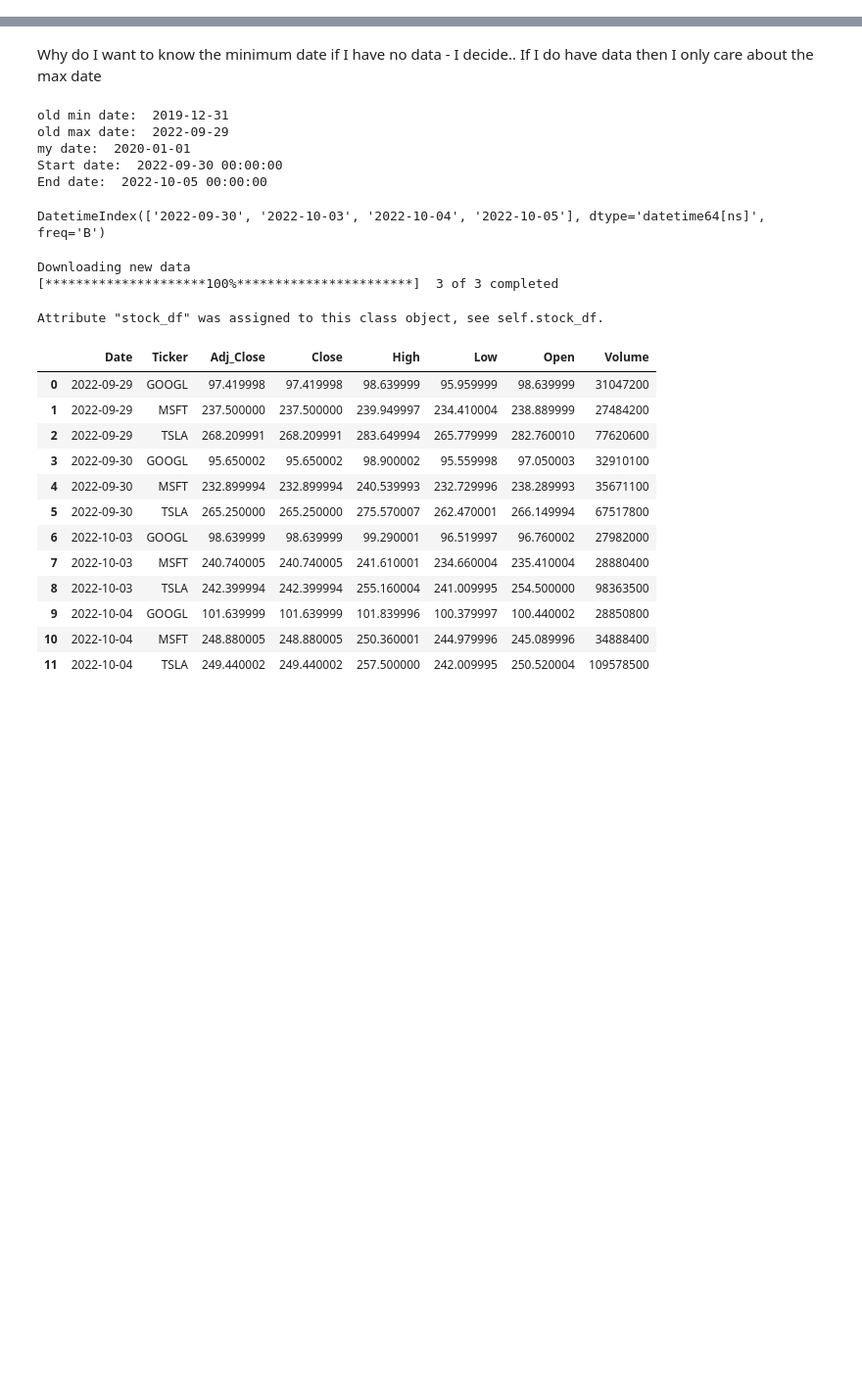
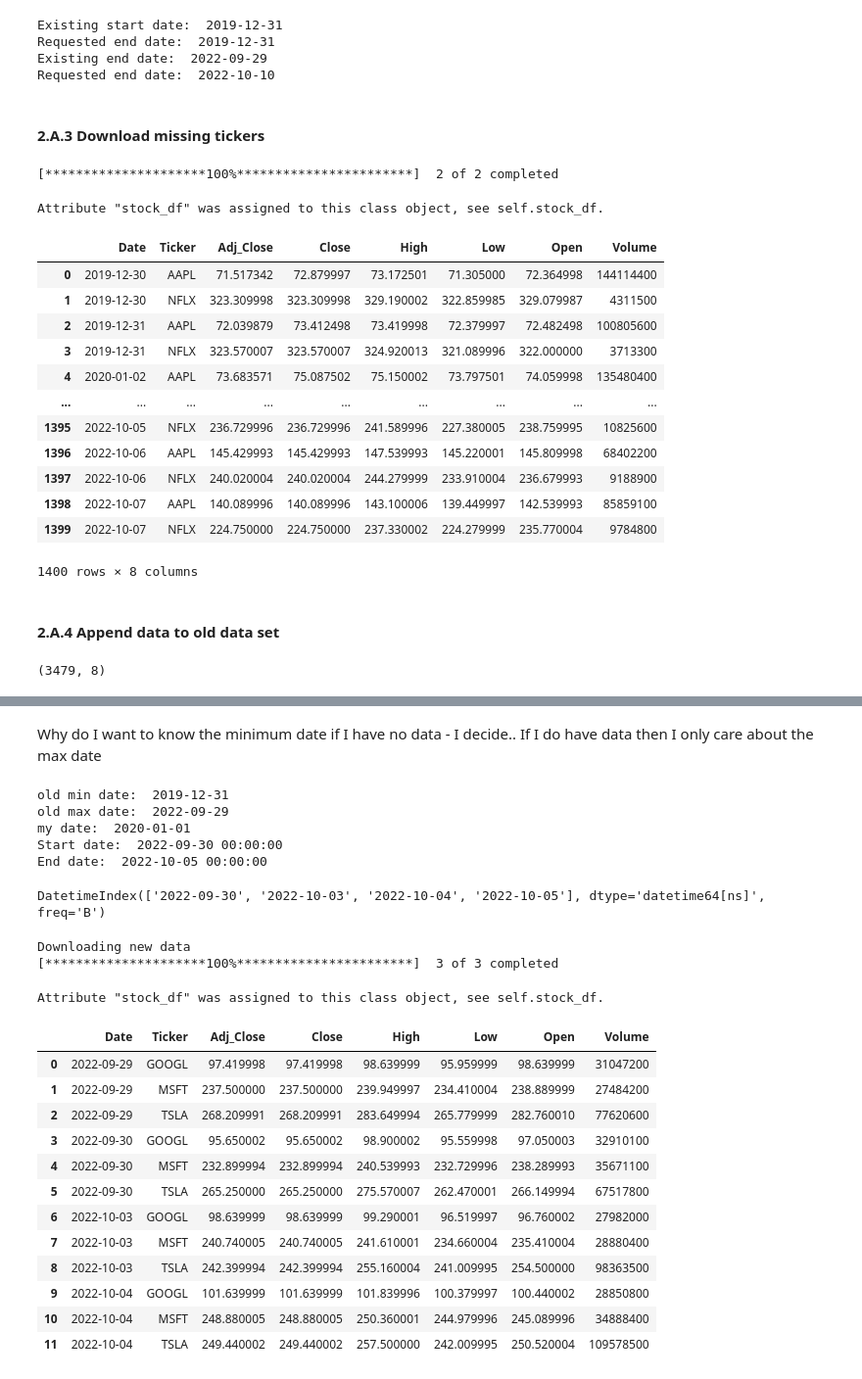
Before and after one commit to WiGram/InvestDB, a Jupyter notebook: stock_analysis.ipynb, the cells around one changed output, grey strips where cells are left out. Shown: that part at 98% size. Saved outputs shown, nothing was run; the diff lists cells and outputs as text; code cells hidden in the pictures; blank space fills up the shorter version.

```diff
--- a/stock_analysis.ipynb
+++ b/stock_analysis.ipynb
@@ -9,0 +69,47 @@ Make sure the below will function even if there is nothing to read
+# %%
+START_DATE_DATA = stock_df.Date.min().date()
+END_DATE_DATA = stock_df.Date.max().date()
+# %%
+START_DATE_REQ = min(START_DATE, START_DATE_DATA)
+END_DATE_REQ = max(END_DATE, END_DATE_DATA)
+# %%
+print('Existing start date: ', START_DATE_DATA)
+print('Requested end date: ', START_DATE_REQ)
+
+print('Existing end date: ', END_DATE_DATA)
+print('Requested end date: ', END_DATE_REQ)
+# %% [output]
+Existing start date:  2019-12-31
+Requested end date:  2019-12-31
+Existing end date:  2022-09-29
+Requested end date:  2022-10-10
+# %% [markdown]
+#### 2.A.3 Download missing tickers
+# %%
+new_stock_data = yf.download(ADDED_TICKERS, START_DATE_REQ, END_DATE_REQ)
+# %% [output]
+[*********************100%***********************]  2 of 2 completed
+# %%
+new_ticker_data = SD.YFinData(new_stock_data)
+# %%
+new_ticker_data.make_df()
+# %% [output]
+Attribute "stock_df" was assigned to this class object, see self.stock_df.
+# %%
+new_ticker_data.get_df()
+# %% [output]
+|  | Date | Ticker | Adj_Close | Close | High | Low | Open | Volume |
+| 0 | 2019-12-30 | AAPL | 71.517342 | 72.879997 | 73.172501 | 71.305000 | 72.364998 | 144114400 |
+| 1 | 2019-12-30 | NFLX | 323.309998 | 323.309998 | 329.190002 | 322.859985 | 329.079987 | 4311500 |
+| 2 | 2019-12-31 | AAPL | 72.039879 | 73.412498 | 73.419998 | 72.379997 | 72.482498 | 100805600 |
+| 3 | 2019-12-31 | NFLX | 323.570007 | 323.570007 | 324.920013 | 321.089996 | 322.000000 | 3713300 |
+| 4 | 2020-01-02 | AAPL | 73.683571 | 75.087502 | 75.150002 | 73.797501 | 74.059998 | 135480400 |
+| ... | ... | ... | ... | ... | ... | ... | ... | ... |
+| 1395 | 2022-10-05 | NFLX | 236.729996 | 236.729996 | 241.589996 | 227.380005 | 238.759995 | 10825600 |
+| 1396 | 2022-10-06 | AAPL | 145.429993 | 145.429993 | 147.539993 | 145.220001 | 145.809998 | 68402200 |
+| 1397 | 2022-10-06 | NFLX | 240.020004 | 240.020004 | 244.279999 | 233.910004 | 236.679993 | 9188900 |
+| 1398 | 2022-10-07 | AAPL | 140.089996 | 140.089996 | 143.100006 | 139.449997 | 142.539993 | 85859100 |
+| 1399 | 2022-10-07 | NFLX | 224.750000 | 224.750000 | 237.330002 | 224.279999 | 235.770004 | 9784800 |
+1400 rows × 8 columns
+# %% [markdown]
+#### 2.A.4 Append data to old data set
@@ -9,0 +118,4 @@ Make sure the below will function even if there is nothing to read
+# %%
+stock_df.shape
+# %% [output]
+(3479, 8)
```
Also changed, not shown: parts of 30 cells of this notebook, 2 other files.
